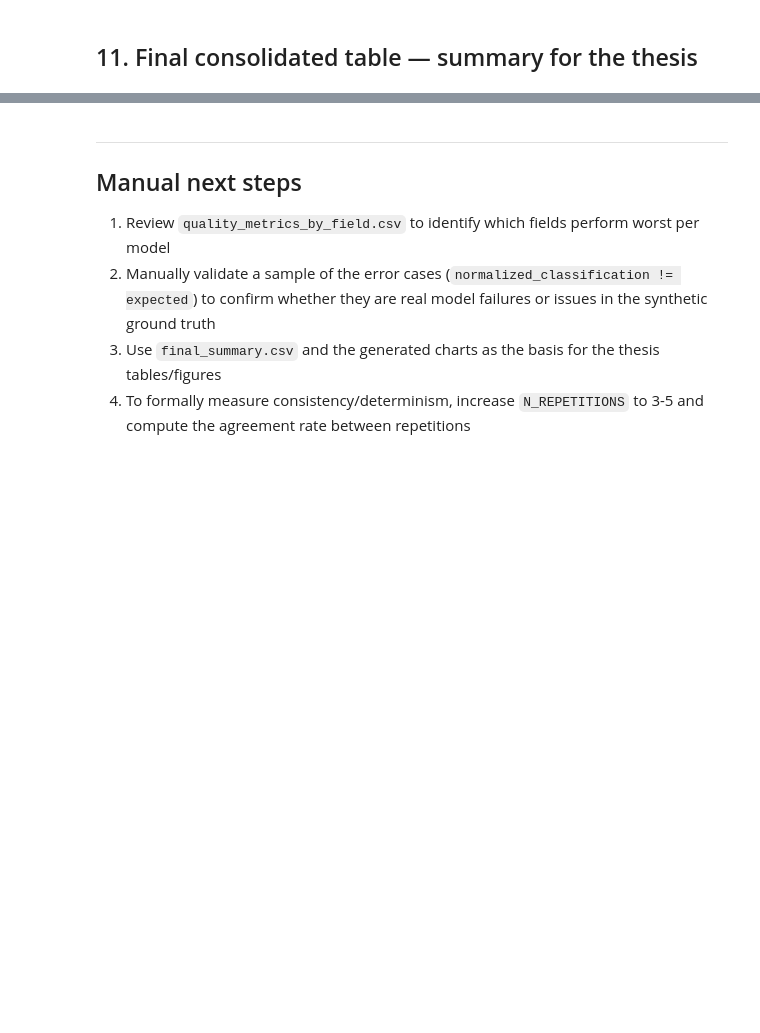
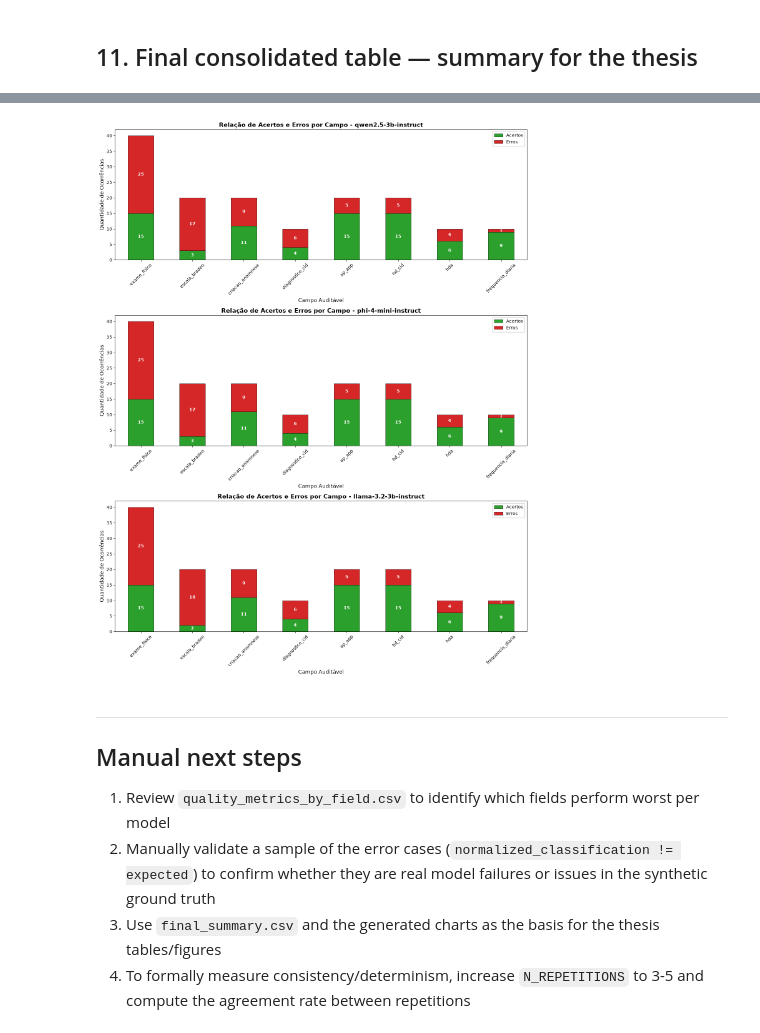
Before and after one commit to MaraLeao/Auditor-de-Qualidade-de-PEP, a Jupyter notebook: data_extract/evaluation/notebooks/avaliacao_modelos.ipynb, the cells around one changed output, grey strips where cells are left out. Drawn from its saved outputs; the diff is of its cells as text; code cells hidden in the pictures; blank space fills up the shorter version.

```diff
--- a/data_extract/evaluation/notebooks/avaliacao_modelos.ipynb
+++ b/data_extract/evaluation/notebooks/avaliacao_modelos.ipynb
@@ -578,3 +601,72 @@ final_summary
+# %%
+import pandas as pd
+import matplotlib.pyplot as plt
+from pathlib import Path
+
+# 1. Carregar os resultados e gabarito salvos
+DATA_DIR = Path('data')
+ground_truth = pd.read_csv(DATA_DIR / 'gabarito.csv')
+ground_truth['record'] = ground_truth['record'].astype(str).str.strip()
+
+df_raw = pd.read_csv(DATA_DIR / 'results' / 'raw_results.csv')
+ALL_MODELS = df_raw['model'].unique().tolist()
+
+df_ai = df_raw.copy()
+df_ai['record'] = df_ai['record'].astype(str).str.replace('.', '', regex=False).str.strip()
+
+def normalize_classification(status):
+    if pd.isna(status): return 'not_applicable'
+    text = str(status).strip().lower()
+    if 'não se aplica' in text or 'nao se aplica' in text: return 'not_applicable'
+    if 'não conforme' in text or 'nao conforme' in text: return 'absent'
+    if 'conforme' in text or 'presente' in text: return 'present'
+    return 'absent'
+
+df_ai['normalized_classification'] = df_ai['status'].apply(normalize_classification)
+
+# Recriando o df_metrics
+df_matched = df_ai.merge(ground_truth, on=['record', 'field'], how='left')
+df_matched['expected'] = df_matched['expected'].fillna('present')
+df_metrics = df_matched[df_matched['normalized_classification'] != 'not_applicable'].copy()
+
+# Filtrar apenas campos que existem no gabarito (remove 'condutas' e qualquer outro campo órfão)
+campos_no_gabarito = ground_truth['field'].unique().tolist()
+df_metrics = df_metrics[df_metrics['field'].isin(campos_no_gabarito)]
+
+# 2. Código do gráfico
+df_metrics['acerto'] = df_metrics['expected'] == df_metrics['normalized_classification']
+
+df_acertos = df_metrics.groupby(['model', 'field'])['acerto'].value_counts().unstack(fill_value=0).reset_index()
+
+if True not in df_acertos.columns: df_acertos[True] = 0
+if False not in df_acertos.columns: df_acertos[False] = 0
+df_acertos.rename(columns={True: 'Acertos', False: 'Erros'}, inplace=True)
+
+fig, axes = plt.subplots(len(ALL_MODELS), 1, figsize=(14, 6 * len(ALL_MODELS)))
+if len(ALL_MODELS) == 1: axes = [axes]
+
+for i, model in enumerate(ALL_MODELS):
+    subset = df_acertos[df_acertos['model'] == model].set_index('field')
+    subset = subset.sort_values(by=['Erros', 'Acertos'], ascending=[False, False])
+
+    subset[['Acertos', 'Erros']].plot(
+        kind='bar', stacked=True, color=['#2ca02c', '#d62728'],
+        ax=axes[i], edgecolor='black', linewidth=0.5
+    )
+
+    axes[i].set_title(f"Relação de Acertos e Erros por Campo - {model}", fontsize=14, fontweight='bold')
+    axes[i].set_ylabel("Quantidade de Ocorrências", fontsize=12)
+    axes[i].set_xlabel("Campo Auditável", fontsize=12)
+    axes[i].tick_params(axis='x', rotation=45)
+    axes[i].legend(loc='upper right', framealpha=1)
+
+    for container in axes[i].containers:
+        axes[i].bar_label(container, label_type='center', color='white', fontsize=10, fontweight='bold')
+
+plt.tight_layout()
+plt.show()
+# %% [output]
+[figure, added]
 # %% [markdown]
 ---
 ## Manual next steps
```
Also changed, not shown: parts of 11 cells of this notebook, 3 other files.
